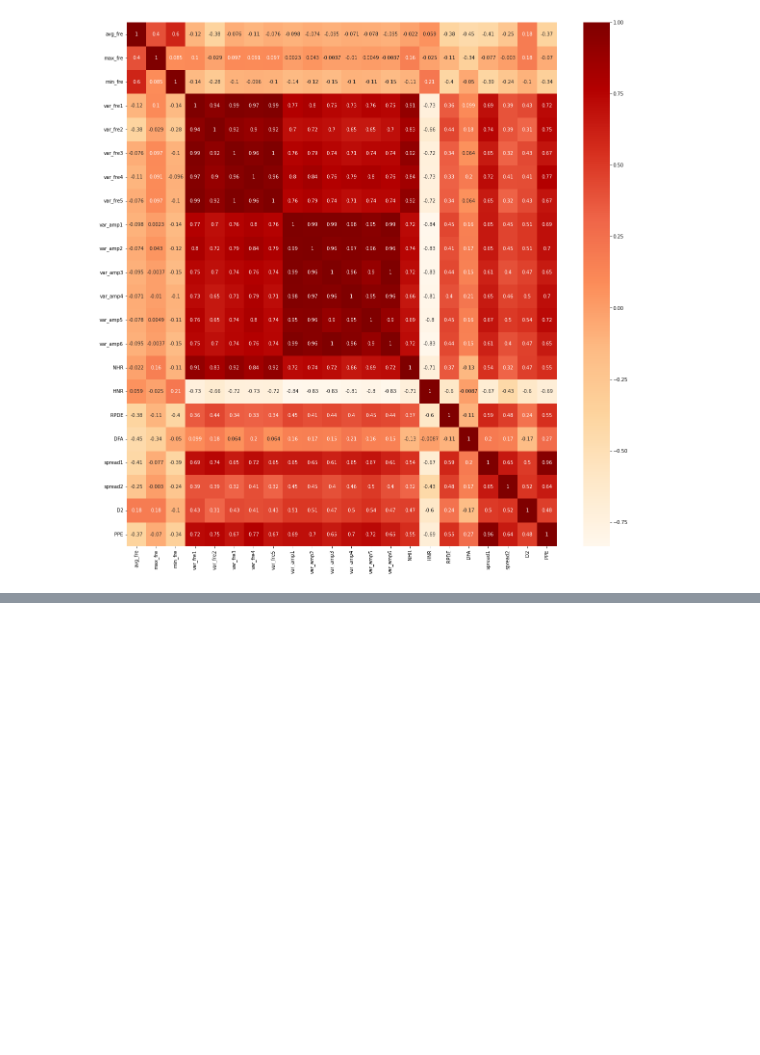
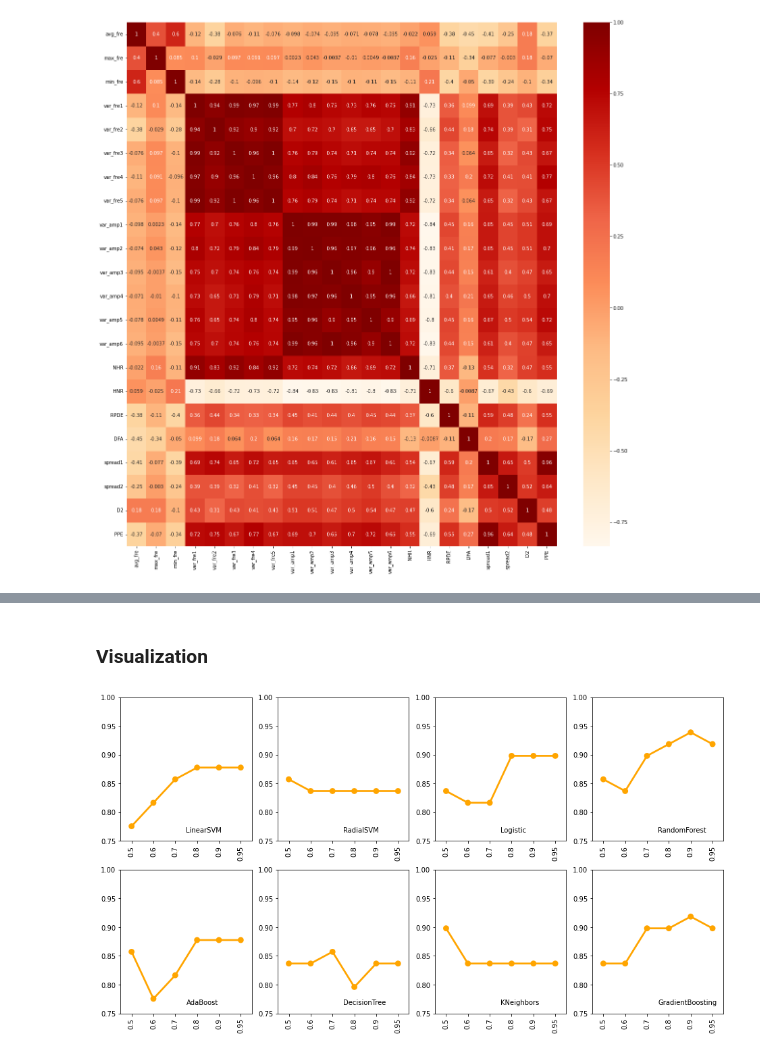
Before and after one commit to mohcenaouadj/ParkinsonDiseasePrediction, a Jupyter notebook: parkinsondetection.ipynb, the cells around one changed output, grey strips where cells are left out. Drawn from its saved outputs; the diff is of its cells as text; code cells hidden in the pictures; blank space fills up the shorter version.

```diff
--- a/parkinsondetection.ipynb
+++ b/parkinsondetection.ipynb
@@ -263,14 +298,0 @@ plt.show()
-# %%
-pca = PCA(n_components=22)
-pca.fit(x1)
-X_pca = pca.transform(x1)
-# %%
-# Calculate cumulative explained variance across all PCs
-
-cumulative_var = []
-var_exp = 0
-for i in pca.explained_variance_ratio_:
-    var_exp += i
-    cumulative_var.append(var_exp)
-
-# Plot cumulative explained variance for all PCs
@@ -283,0 +341,4 @@ plt.ylabel('% Cumulative Variance Explained');
+# %%
+p = [0.5,0.6,0.7,0.8,0.9,0.95]
+score_cor = acc_score_cor(x1, y1, p)
+score_cor
@@ -283,0 +355,22 @@ plt.ylabel('% Cumulative Variance Explained');
+# %% [markdown]
+### Visualization
+# %%
+def plot(df,l1,l2,p1,p2,c = "b"):
+    feat = df.columns.tolist()
+    feat = feat[1:]
+    plt.figure(figsize = (16, 18))
+    for j in range(0,df.shape[0]):
+        value = []
+        k = 0
+        for i in range(1,len(df.columns.tolist())):
+            value.append(df.iloc[j][i])
+        plt.subplot(4, 4,j+1)
+        ax = sns.pointplot(x=feat, y=value,color = c )
+        plt.text(p1,p2,df.iloc[j][0])
+        plt.xticks(rotation=90)
+        ax.set(ylim=(l1,l2))
+        k = k+1
+# %%
+plot(score_cor,0.75,1,2.5,0.765,c = "orange")
+# %% [output]
+[figure, added]
```
Also changed, not shown: parts of 7 cells of this notebook.
